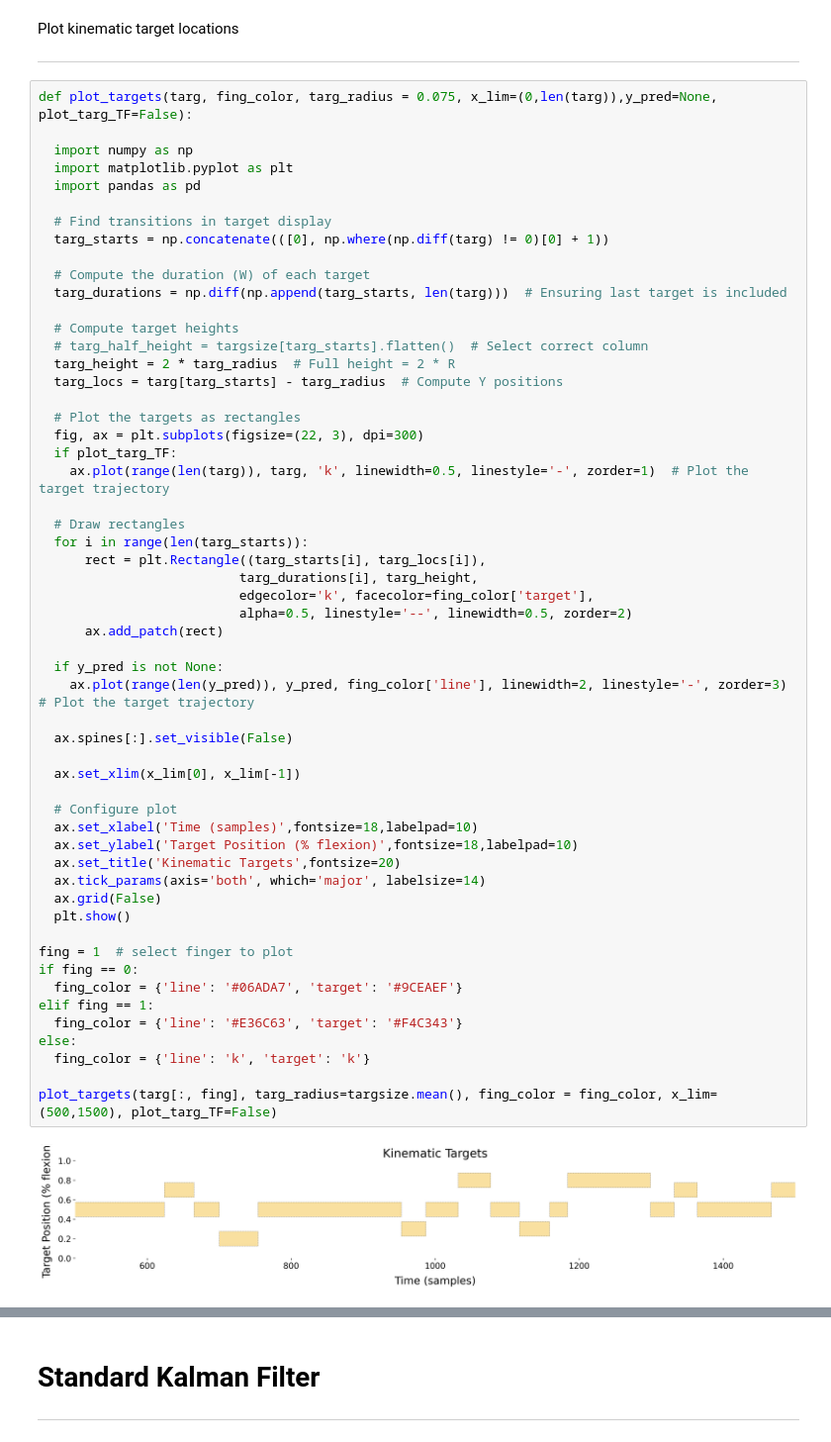
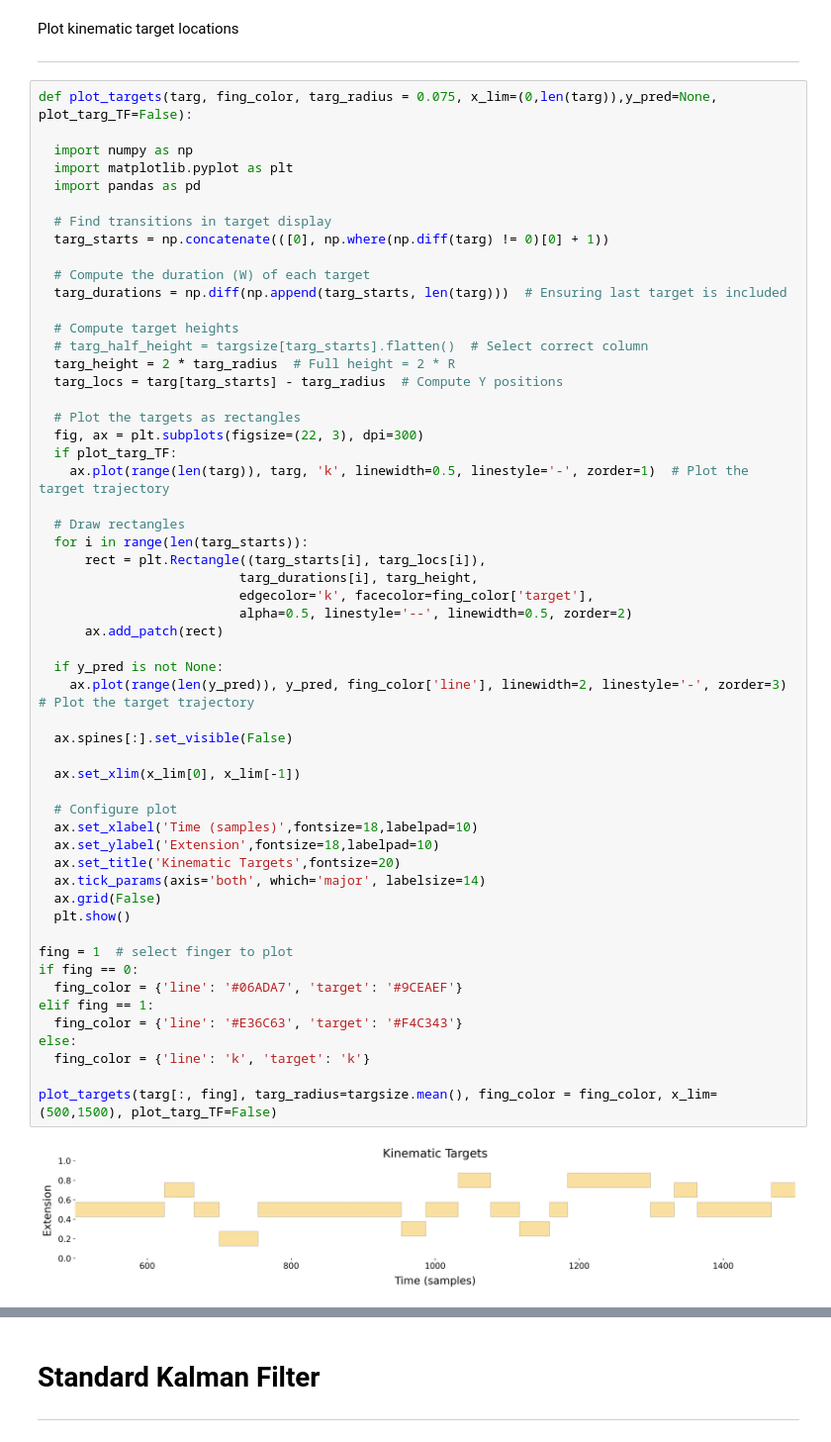
Before and after one commit to cfoli/Kinematic-Decoding-4-BCI-Control, a Jupyter notebook: Two_finger_neural_decoding.ipynb, the cells around one changed output, grey strips where cells are left out. Shown at 99% size. Drawn from its saved outputs; the diff is of its cells as text.

```diff
--- a/Two_finger_neural_decoding.ipynb
+++ b/Two_finger_neural_decoding.ipynb
@@ -337,32 +493,32 @@ def plot_targets(targ, fing_color, targ_radius = 0.075, x_lim=(0,len(targ)),y_pr
       rect = plt.Rectangle((targ_starts[i], targ_locs[i]),
                           targ_durations[i], targ_height,
                           edgecolor='k', facecolor=fing_color['target'],
                           alpha=0.5, linestyle='--', linewidth=0.5, zorder=2)
       ax.add_patch(rect)
 
   if y_pred is not None:
     ax.plot(range(len(y_pred)), y_pred, fing_color['line'], linewidth=2, linestyle='-', zorder=3)  # Plot the target trajectory
 
   ax.spines[:].set_visible(False)
 
   ax.set_xlim(x_lim[0], x_lim[-1])
 
   # Configure plot
   ax.set_xlabel('Time (samples)',fontsize=18,labelpad=10)
-  ax.set_ylabel('Target Position (% flexion)',fontsize=18,labelpad=10)
+  ax.set_ylabel('Extension',fontsize=18,labelpad=10)
   ax.set_title('Kinematic Targets',fontsize=20)
   ax.tick_params(axis='both', which='major', labelsize=14)
   ax.grid(False)
   plt.show()
 
 fing = 1  # select finger to plot
 if fing == 0:
   fing_color = {'line': '#06ADA7', 'target': '#9CEAEF'}
 elif fing == 1:
   fing_color = {'line': '#E36C63', 'target': '#F4C343'}
 else:
   fing_color = {'line': 'k', 'target': 'k'}
 
 plot_targets(targ[:, fing], targ_radius=targsize.mean(), fing_color = fing_color, x_lim=(500,1500), plot_targ_TF=False)
 # %% [output]
-[figure, old version]
+[figure, new version]
```
Also changed, not shown: parts of 32 cells of this notebook.
